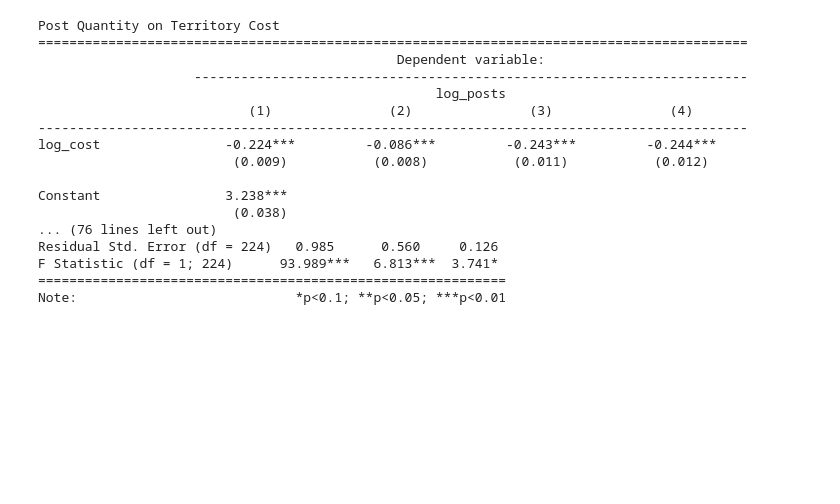
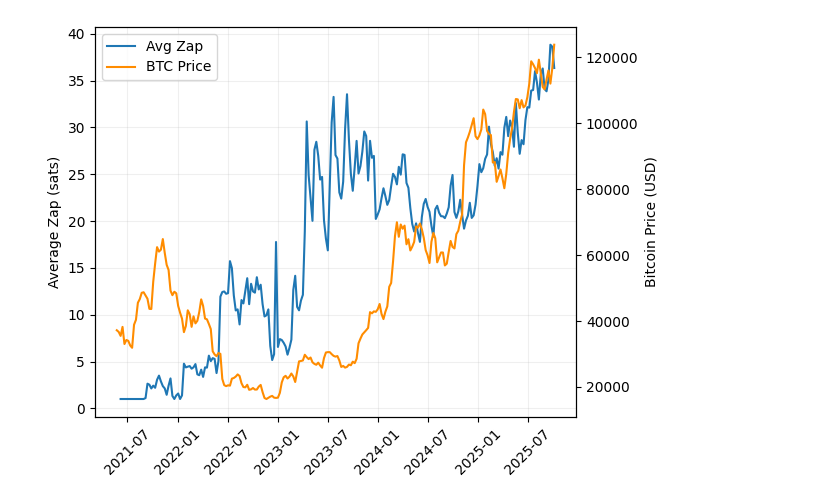
Before and after one commit to ed-kung/sn-research, a Jupyter notebook: src/notebooks/playground.ipynb, the cells around one changed output. Drawn from its saved outputs; the diff is of its cells as text; code cells hidden in the pictures; blank space fills up the shorter version.

```diff
--- a/src/notebooks/playground.ipynb
+++ b/src/notebooks/playground.ipynb
@@ -26,6 +26,7 @@ R_PATH = LOCAL_CONFIG["R_PATH"]
 
 RUN_R_SCRIPTS = False
 # %%
-# Output data for post quality regressions
-df1 = dt.get_post_quality_analysis_data()
-df1.to_csv(os.path.join(DATA_PATH, 'post_quality_analysis_data.csv'), index=False)
+zaps = dt.get_zaps()
+prices = dt.get_price_daily()
+zaps['week'] = dt.as_week(zaps['zap_time'])
+prices['week'] = dt.as_week(prices['timeOpen'])
@@ -36,21 +33,34 @@ df2.to_csv(os.path.join(DATA_PATH, 'post_quantity_analysis_data.csv'), index=Fal
-# %%
-res = subprocess.run([R_PATH, LOCAL_PATH + "/src/R/playground.R"], check=True, capture_output=True, text=True)
-print(res.stdout)
-# %% [output]
-Post Quantity on Territory Cost
-===========================================================================================
-                                              Dependent variable:
-                    -----------------------------------------------------------------------
-                                                   log_posts
-                           (1)               (2)               (3)               (4)
--------------------------------------------------------------------------------------------
-log_cost                -0.224***         -0.086***         -0.243***         -0.244***
-                         (0.009)           (0.008)           (0.011)           (0.012)
-
-Constant                3.238***
-                         (0.038)
-... (76 lines left out)
-Residual Std. Error (df = 224)   0.985      0.560     0.126
-F Statistic (df = 1; 224)      93.989***   6.813***  3.741*
-============================================================
-Note:                            *p<0.1; **p<0.05; ***p<0.01
+# %%
+# drop outliers
+zaps['cutoff'] = zaps.groupby('week')['sats'].transform(lambda x: x.quantile(0.95))
+tempdf = zaps[zaps['sats'] <= zaps['cutoff']]
+
+zw = tempdf.groupby('week').agg(
+    avg_zap = ('sats', 'mean'),
+).reset_index()
+
+pw = prices.groupby('week').agg(
+    avg_price = ('price_mid', 'mean')
+).reset_index()
+
+fig, ax1 = plt.subplots()
+fig.figsize = (6, 4)
+
+ax1.plot(zw['week'], zw['avg_zap'], color='tab:blue', label='Avg Zap')
+ax1.tick_params(axis='x', rotation=45)
+ax1.set_ylabel('Average Zap (sats)')
+
+ax2 = ax1.twinx()
+ax2.plot(pw['week'], pw['avg_price'], color='darkorange', label='BTC Price')
+ax2.set_ylabel('Bitcoin Price (USD)')
+
+ax1.grid(alpha=0.2)
+fig.tight_layout()
+
+lines_1, labels_1 = ax1.get_legend_handles_labels()
+lines_2, labels_2 = ax2.get_legend_handles_labels()
+ax1.legend(lines_1 + lines_2, labels_1 + labels_2, loc='upper left')
+
+plt.show()
+# %% [output]
+[figure, added]
```
Also changed, not shown: parts of 2 cells of this notebook.
